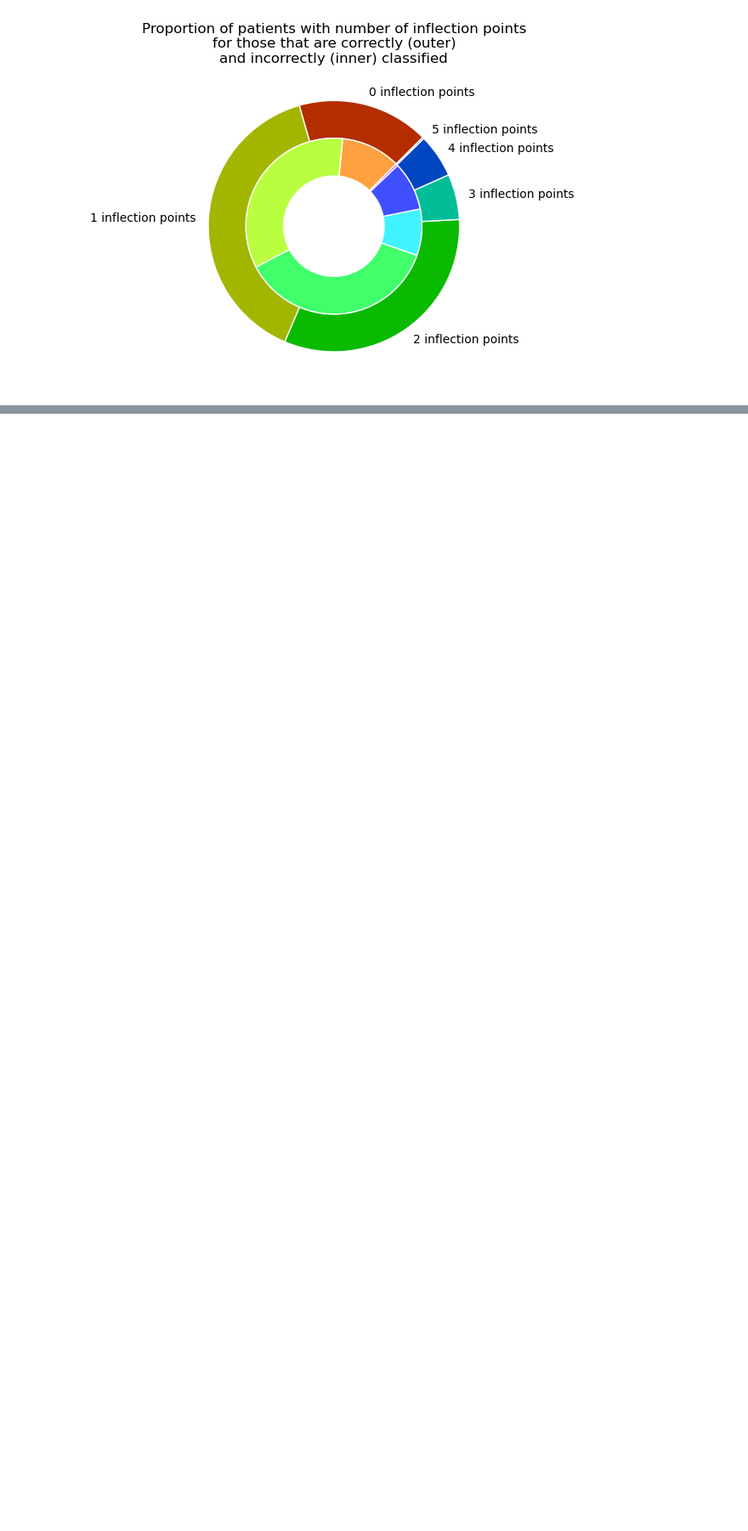
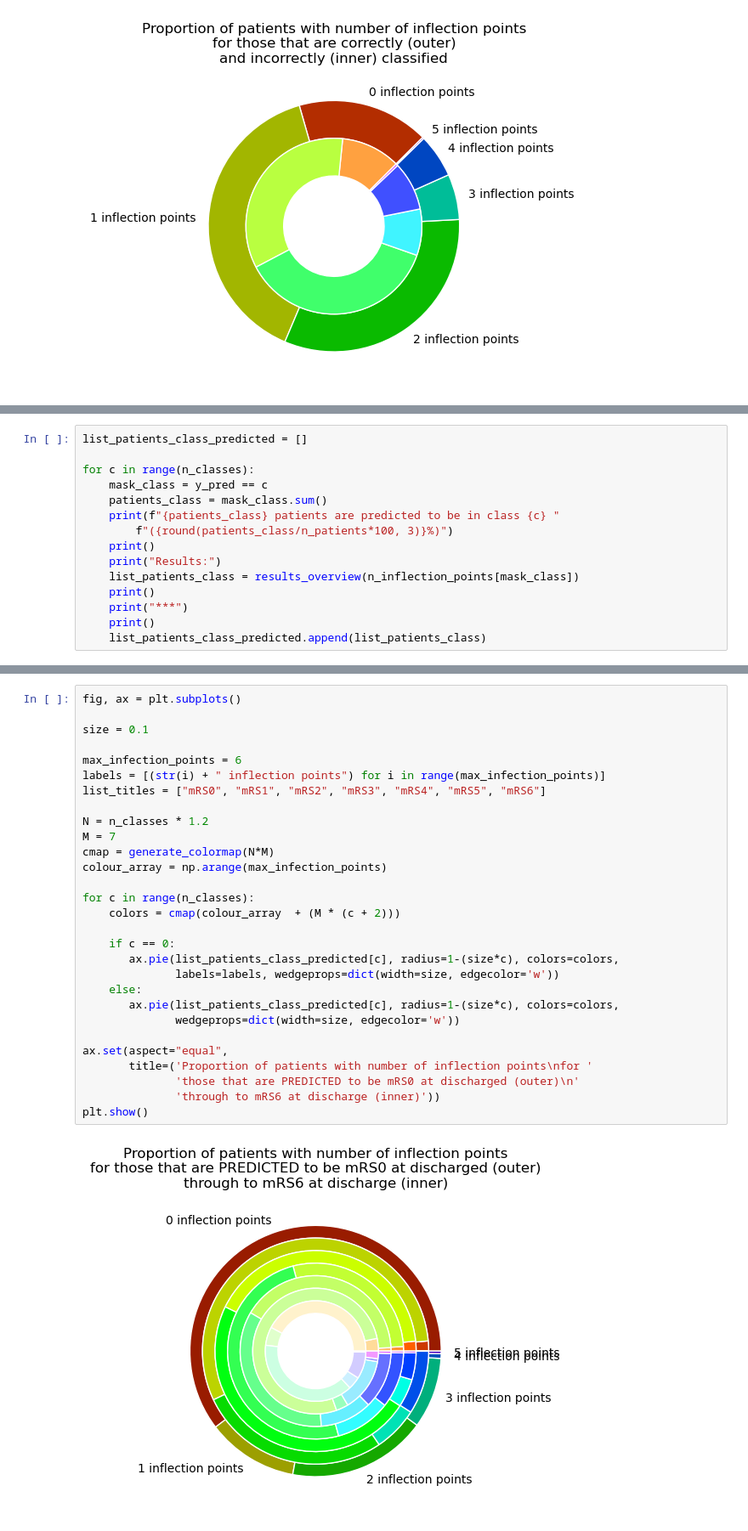
Before and after one commit to samuel-book/stroke_outcome_ml, a Jupyter notebook: xgb_7_features/014_xgb_kfold_all_features_multiclass_probability_pattern.ipynb, the cells around one changed output, grey strips where cells are left out. Shown at 85% size. Saved outputs shown, nothing was run; the diff lists cells and outputs as text; blank space fills up the shorter version.

```diff
--- a/xgb_7_features/014_xgb_kfold_all_features_multiclass_probability_pattern.ipynb
+++ b/xgb_7_features/014_xgb_kfold_all_features_multiclass_probability_pattern.ipynb
@@ -469,0 +518,15 @@ plt.show()
+# %%
+list_patients_class_predicted = []
+
+for c in range(n_classes):
+    mask_class = y_pred == c
+    patients_class = mask_class.sum()
+    print(f"{patients_class} patients are predicted to be in class {c} "
+        f"({round(patients_class/n_patients*100, 3)}%)")
+    print()
+    print("Results:")
+    list_patients_class = results_overview(n_inflection_points[mask_class])
+    print()
+    print("***")
+    print()
+    list_patients_class_predicted.append(list_patients_class)
@@ -469,0 +551,31 @@ plt.show()
+# %%
+fig, ax = plt.subplots()
+
+size = 0.1
+
+max_infection_points = 6
+labels = [(str(i) + " inflection points") for i in range(max_infection_points)]
+list_titles = ["mRS0", "mRS1", "mRS2", "mRS3", "mRS4", "mRS5", "mRS6"]
+
+N = n_classes * 1.2
+M = 7
+cmap = generate_colormap(N*M)
+colour_array = np.arange(max_infection_points)
+
+for c in range(n_classes):
+    colors = cmap(colour_array  + (M * (c + 2)))
+
+    if c == 0:
+       ax.pie(list_patients_class_predicted[c], radius=1-(size*c), colors=colors,
+              labels=labels, wedgeprops=dict(width=size, edgecolor='w'))
+    else:
+       ax.pie(list_patients_class_predicted[c], radius=1-(size*c), colors=colors,
+              wedgeprops=dict(width=size, edgecolor='w'))
+
+ax.set(aspect="equal",
+       title=('Proportion of patients with number of inflection points\nfor '
+              'those that are PREDICTED to be mRS0 at discharged (outer)\n'
+              'through to mRS6 at discharge (inner)'))
+plt.show()
+# %% [output]
+[figure, added]
```
Also changed, not shown: parts of 29 cells of this notebook.
